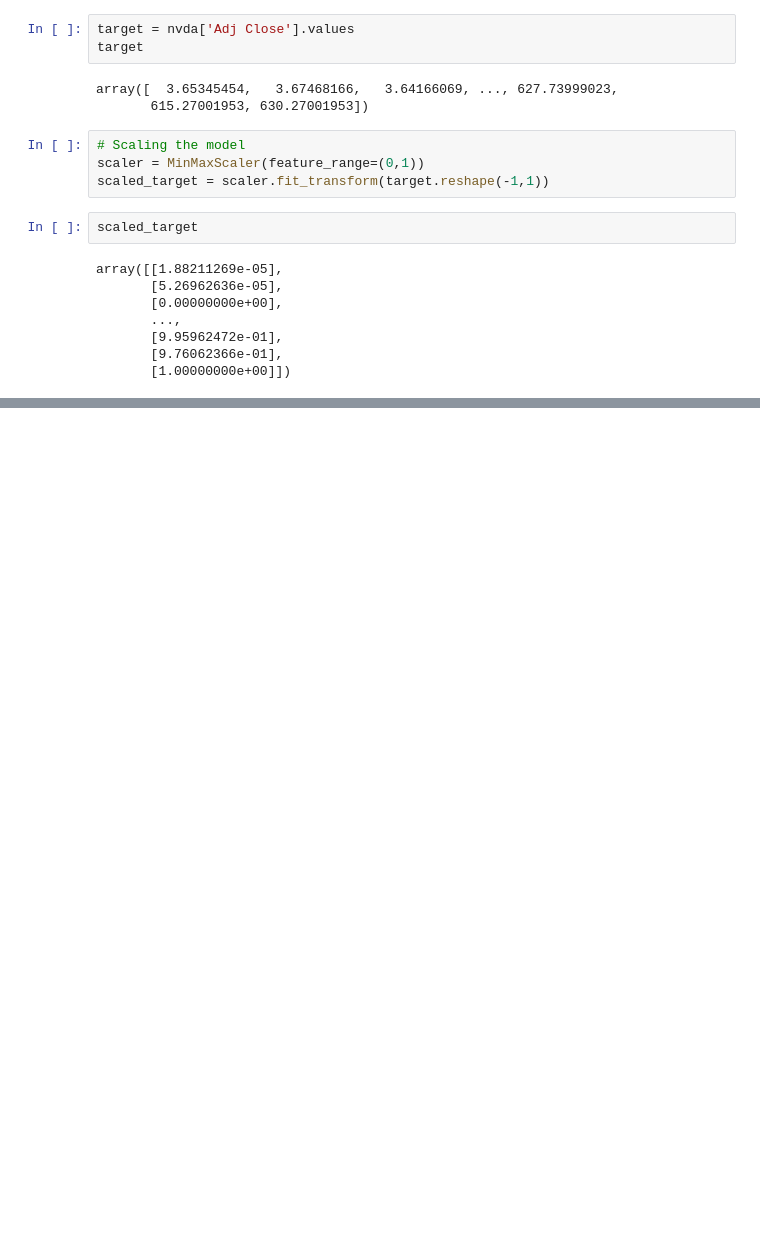
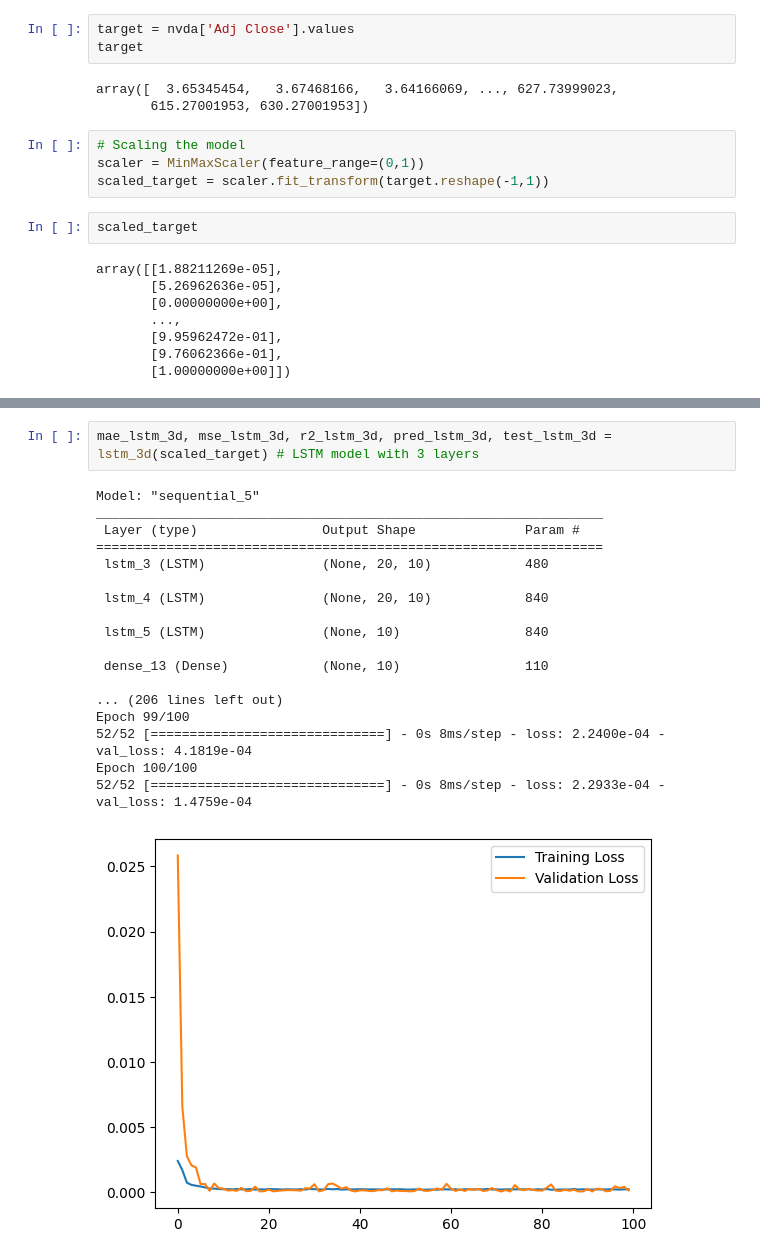
Before and after one commit to AvarusMaximus/Money-Bunny, a Jupyter notebook: non_bunny_models.ipynb, the cells around one changed output, grey strips where cells are left out. Cells and saved outputs as stored; diff of their text form; blank space fills up the shorter version.

```diff
--- a/non_bunny_models.ipynb
+++ b/non_bunny_models.ipynb
@@ -149,0 +374,21 @@ R2 Score: -1373.7713095629001
+# %%
+mae_lstm_3d, mse_lstm_3d, r2_lstm_3d, pred_lstm_3d, test_lstm_3d = lstm_3d(scaled_target) # LSTM model with 3 layers
+# %% [output]
+Model: "sequential_5"
+_________________________________________________________________
+ Layer (type)                Output Shape              Param #
+=================================================================
+ lstm_3 (LSTM)               (None, 20, 10)            480
+
+ lstm_4 (LSTM)               (None, 20, 10)            840
+
+ lstm_5 (LSTM)               (None, 10)                840
+
+ dense_13 (Dense)            (None, 10)                110
+
+... (206 lines left out)
+Epoch 99/100
+52/52 [==============================] - 0s 8ms/step - loss: 2.2400e-04 - val_loss: 4.1819e-04
+Epoch 100/100
+52/52 [==============================] - 0s 8ms/step - loss: 2.2933e-04 - val_loss: 1.4759e-04
+[figure, added]
```
Also changed, not shown: parts of 16 cells of this notebook.
